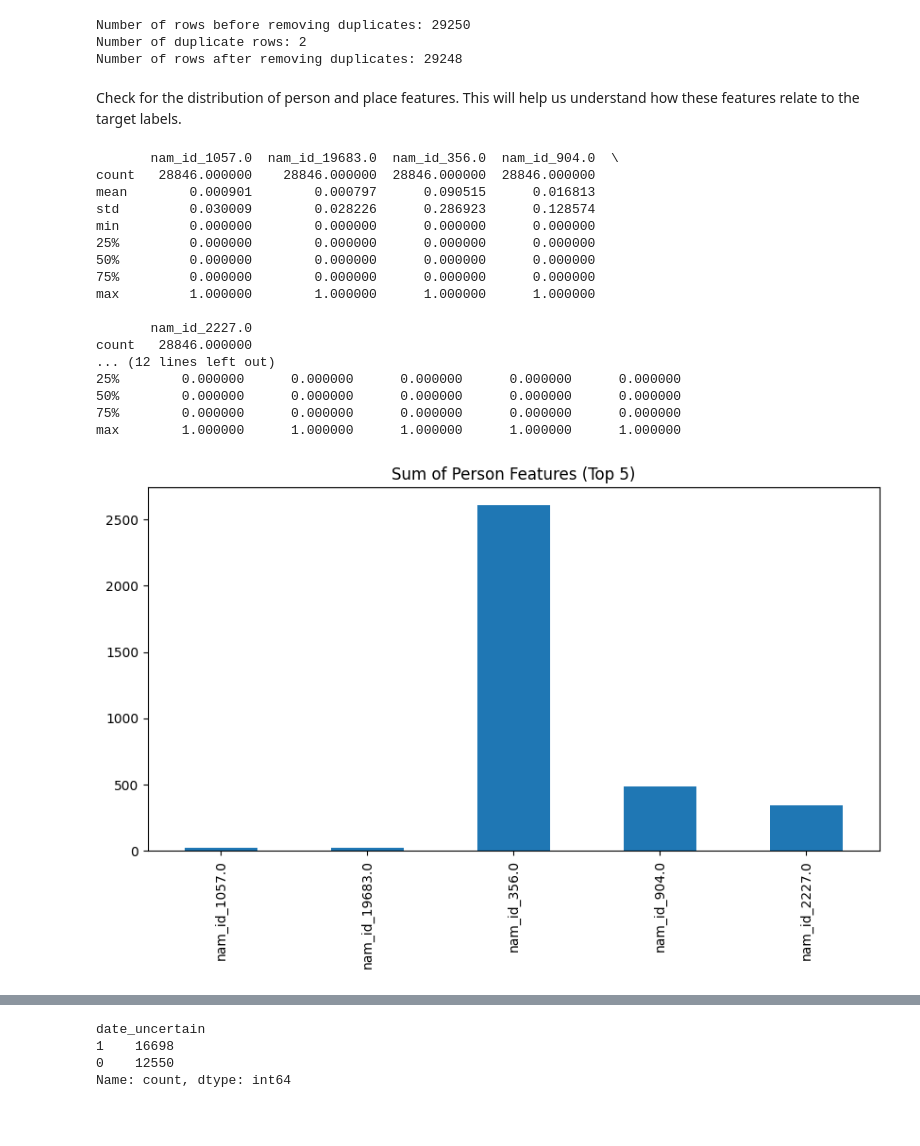
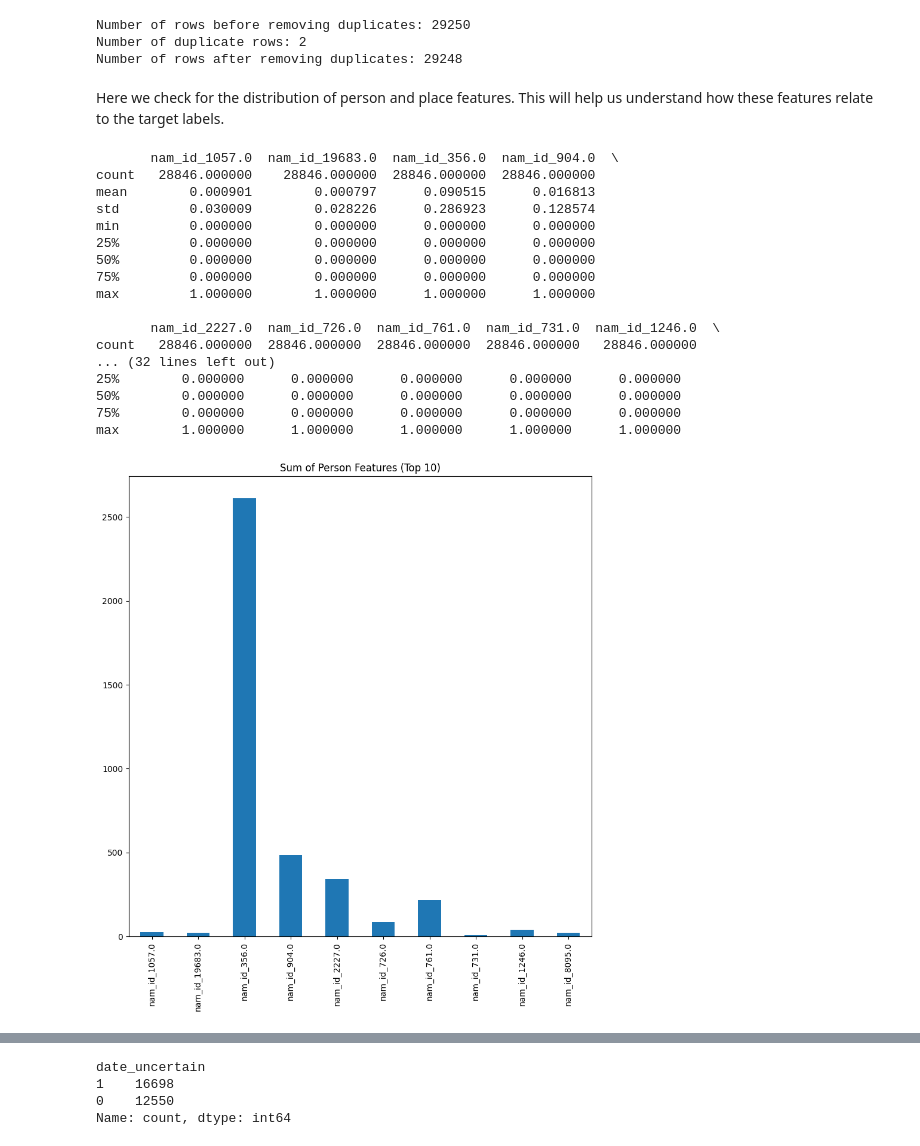
Before and after one commit to jack-stow/machine-learning-final, a Jupyter notebook: ancient_text_dater.ipynb, the cells around one changed output, grey strips where cells are left out. Cells and saved outputs as stored; diff of their text form; code cells hidden in the pictures; blank space fills up the shorter version.

```diff
--- a/ancient_text_dater.ipynb
+++ b/ancient_text_dater.ipynb
@@ -172,41 +174,41 @@ Number of rows before removing duplicates: 29250
 Number of duplicate rows: 2
 Number of rows after removing duplicates: 29248
 # %% [markdown]
-Check for the distribution of person and place features.
+Here we check for the distribution of person and place features.
 This will help us understand how these features relate to the target labels.
 # %%
 
 # Explore distribution of features (first few person/place columns)
 person_columns = [col for col in features_df.columns if col.startswith('nam_id')]
 place_columns = [col for col in features_df.columns if col.startswith('geo_id')]
 
 # Show summary statistics of the first few person and place features
-print(features_df[person_columns[:5]].describe())
-print(features_df[place_columns[:5]].describe())
+print(features_df[person_columns[:10]].describe())
+print(features_df[place_columns[:10]].describe())
 
-plt.figure(figsize=(10, 5))
-features_df[person_columns[:5]].sum().plot(kind='bar', title='Sum of Person Features (Top 5)')
+plt.figure(figsize=(10, 10))
+features_df[person_columns[:10]].sum().plot(kind='bar', title='Sum of Person Features (Top 10)')
 plt.show()
 
-plt.figure(figsize=(10, 5))
-features_df[place_columns[:5]].sum().plot(kind='bar', title='Sum of Place Features (Top 5)')
+plt.figure(figsize=(10, 10))
+features_df[place_columns[:10]].sum().plot(kind='bar', title='Sum of Place Features (Top 10)')
 plt.show()
 # %% [output]
        nam_id_1057.0  nam_id_19683.0  nam_id_356.0  nam_id_904.0  \
 count   28846.000000    28846.000000  28846.000000  28846.000000
 mean        0.000901        0.000797      0.090515      0.016813
 std         0.030009        0.028226      0.286923      0.128574
 min         0.000000        0.000000      0.000000      0.000000
 25%         0.000000        0.000000      0.000000      0.000000
 50%         0.000000        0.000000      0.000000      0.000000
 75%         0.000000        0.000000      0.000000      0.000000
 max         1.000000        1.000000      1.000000      1.000000
 
-       nam_id_2227.0
-count   28846.000000
-... (12 lines left out)
+       nam_id_2227.0  nam_id_726.0  nam_id_761.0  nam_id_731.0  nam_id_1246.0  \
+count   28846.000000  28846.000000  28846.000000  28846.000000   28846.000000
+... (32 lines left out)
 25%        0.000000      0.000000      0.000000      0.000000      0.000000
 50%        0.000000      0.000000      0.000000      0.000000      0.000000
 75%        0.000000      0.000000      0.000000      0.000000      0.000000
 max        1.000000      1.000000      1.000000      1.000000      1.000000
-[figure, old version]
+[figure, new version]
```
Also changed, not shown: parts of 25 cells of this notebook.
